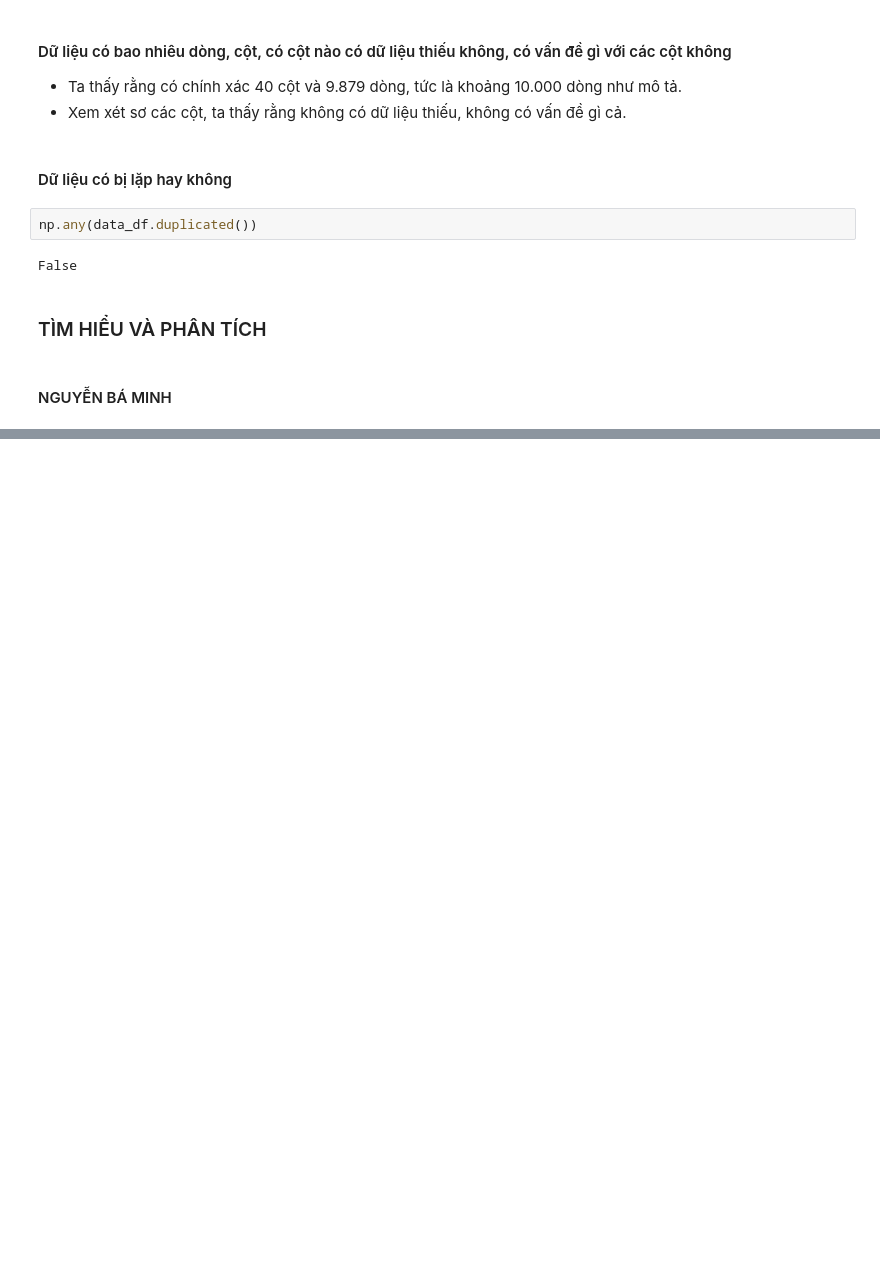
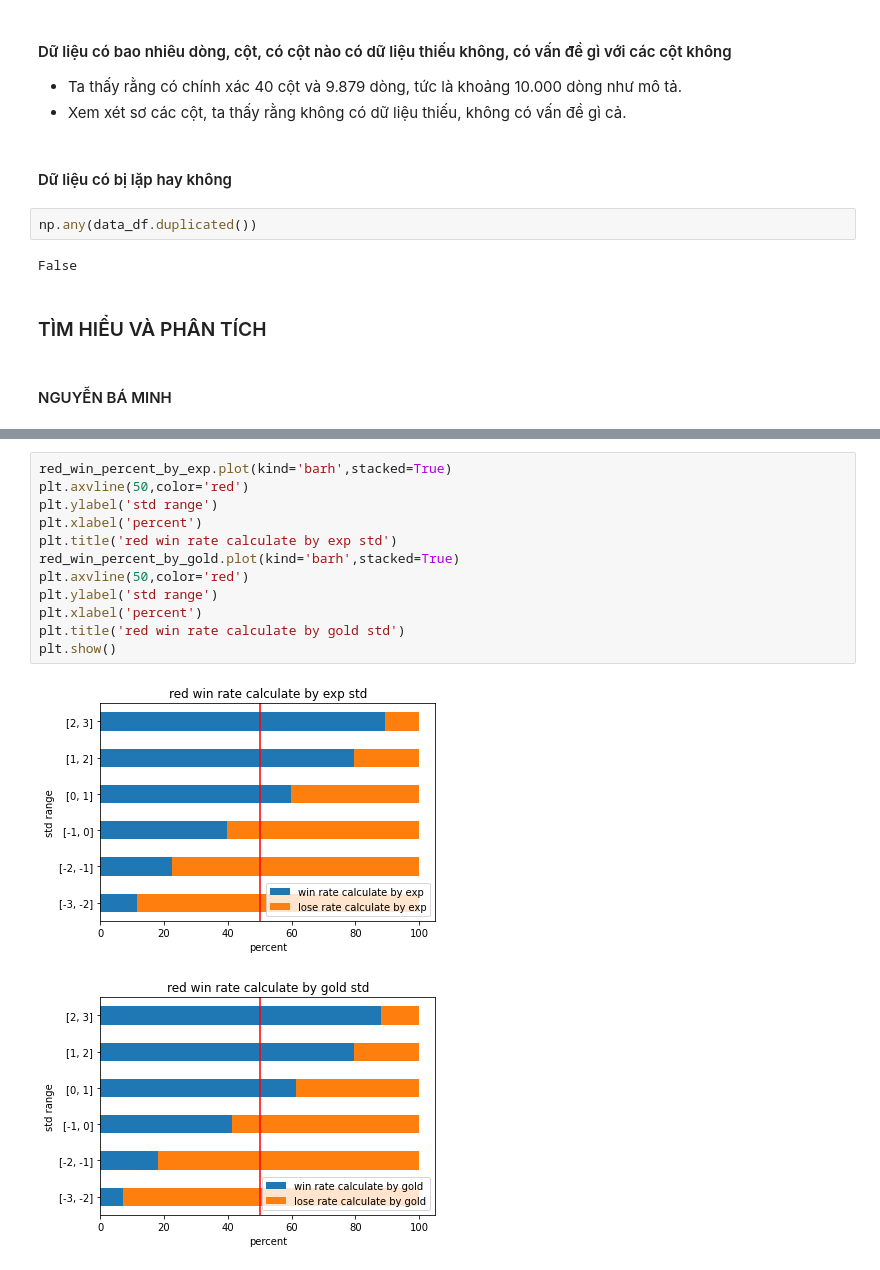
Before and after one commit to thnam4500/LTKHDL_FINAL, a Jupyter notebook: 19127472_19127481.ipynb, the cells around one changed output, grey strips where cells are left out. Drawn from its saved outputs; the diff is of its cells as text; blank space fills up the shorter version.

```diff
--- a/19127472_19127481.ipynb
+++ b/19127472_19127481.ipynb
@@ -72,0 +222,15 @@ False
+# %%
+red_win_percent_by_exp.plot(kind='barh',stacked=True)
+plt.axvline(50,color='red')
+plt.ylabel('std range')
+plt.xlabel('percent')
+plt.title('red win rate calculate by exp std')
+red_win_percent_by_gold.plot(kind='barh',stacked=True)
+plt.axvline(50,color='red')
+plt.ylabel('std range')
+plt.xlabel('percent')
+plt.title('red win rate calculate by gold std')
+plt.show()
+# %% [output]
+[figure, added]
+[figure, added]
```
Also changed, not shown: parts of 57 cells of this notebook.
